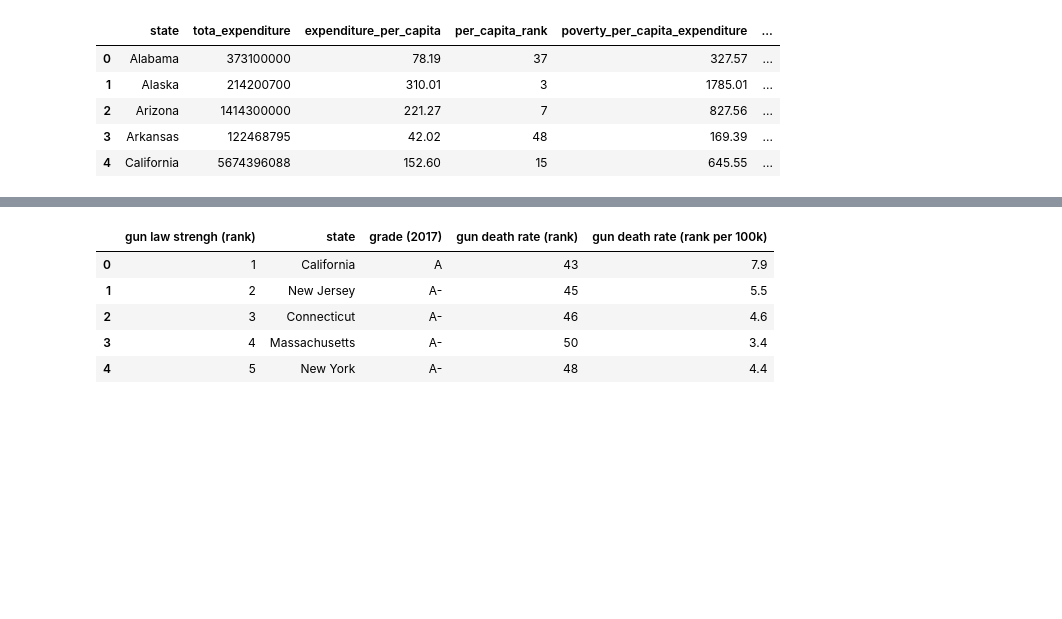
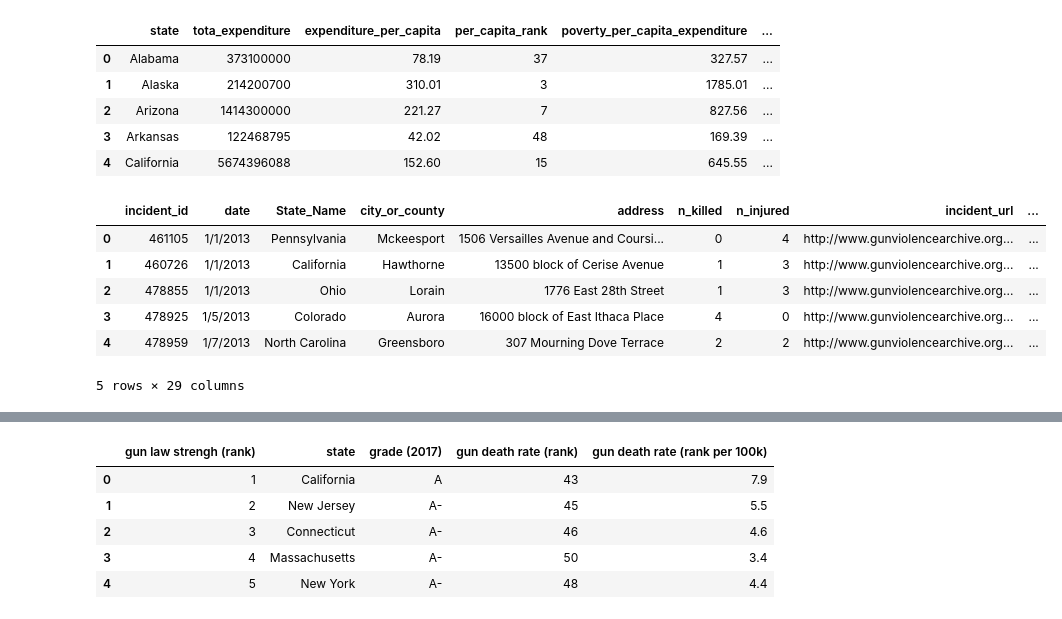
Before and after one commit to summergernon/gun_violence_analysis, a Jupyter notebook: Gun_Analysis_Pati.ipynb, the cells around one changed output, grey strips where cells are left out. Drawn from its saved outputs; the diff is of its cells as text; code cells hidden in the pictures; blank space fills up the shorter version.

```diff
--- a/Gun_Analysis_Pati.ipynb
+++ b/Gun_Analysis_Pati.ipynb
@@ -63,12 +75,16 @@ gun_law = "Resources/Gun Law Strictness.xlsx"
 gun_school = "Resources/Total School Expenditures by State.xlsx"
 gun_mental = "Resources/Mental Health Expenditure by State.xlsx"
 gun_raw = "Resources/raw_data.xlsx"
+state_geocode = "Resources/us_states_geo_center.xlsx"
+gun_violence="Resources/gun-violence-data.csv"
 # %%
 # Read our data file with the pandas library
 gun_law_df = pd.read_excel(gun_law)
 gun_school_df = pd.read_excel(gun_school)
 gun_mental_df = pd.read_excel(gun_mental)
 gun_raw_df = pd.read_excel(gun_raw)
+state_geo = pd.read_excel(state_geocode)
+gun_violence_df = pd.read_csv(gun_violence)
 
 gun_mental_df.head()
 # %% [output]
@@ -78,3 +94,13 @@ gun_mental_df.head()
 | 2 | Arizona | 1414300000 | 221.27 | 7 | 827.56 | ... |
 | 3 | Arkansas | 122468795 | 42.02 | 48 | 169.39 | ... |
 | 4 | California | 5674396088 | 152.60 | 15 | 645.55 | ... |
+# %%
+gun_violence_df.head()
+# %% [output]
+|  | incident_id | date | State_Name | city_or_county | address | n_killed | n_injured | incident_url | ... |
+| 0 | 461105 | 1/1/2013 | Pennsylvania | Mckeesport | 1506 Versailles Avenue and Coursi... | 0 | 4 | http://www.gunviolencearchive.org... | ... |
+| 1 | 460726 | 1/1/2013 | California | Hawthorne | 13500 block of Cerise Avenue | 1 | 3 | http://www.gunviolencearchive.org... | ... |
+| 2 | 478855 | 1/1/2013 | Ohio | Lorain | 1776 East 28th Street | 1 | 3 | http://www.gunviolencearchive.org... | ... |
+| 3 | 478925 | 1/5/2013 | Colorado | Aurora | 16000 block of East Ithaca Place | 4 | 0 | http://www.gunviolencearchive.org... | ... |
+| 4 | 478959 | 1/7/2013 | North Carolina | Greensboro | 307 Mourning Dove Terrace | 2 | 2 | http://www.gunviolencearchive.org... | ... |
+5 rows × 29 columns
```
Also changed, not shown: parts of 25 cells of this notebook, 3 other files.
